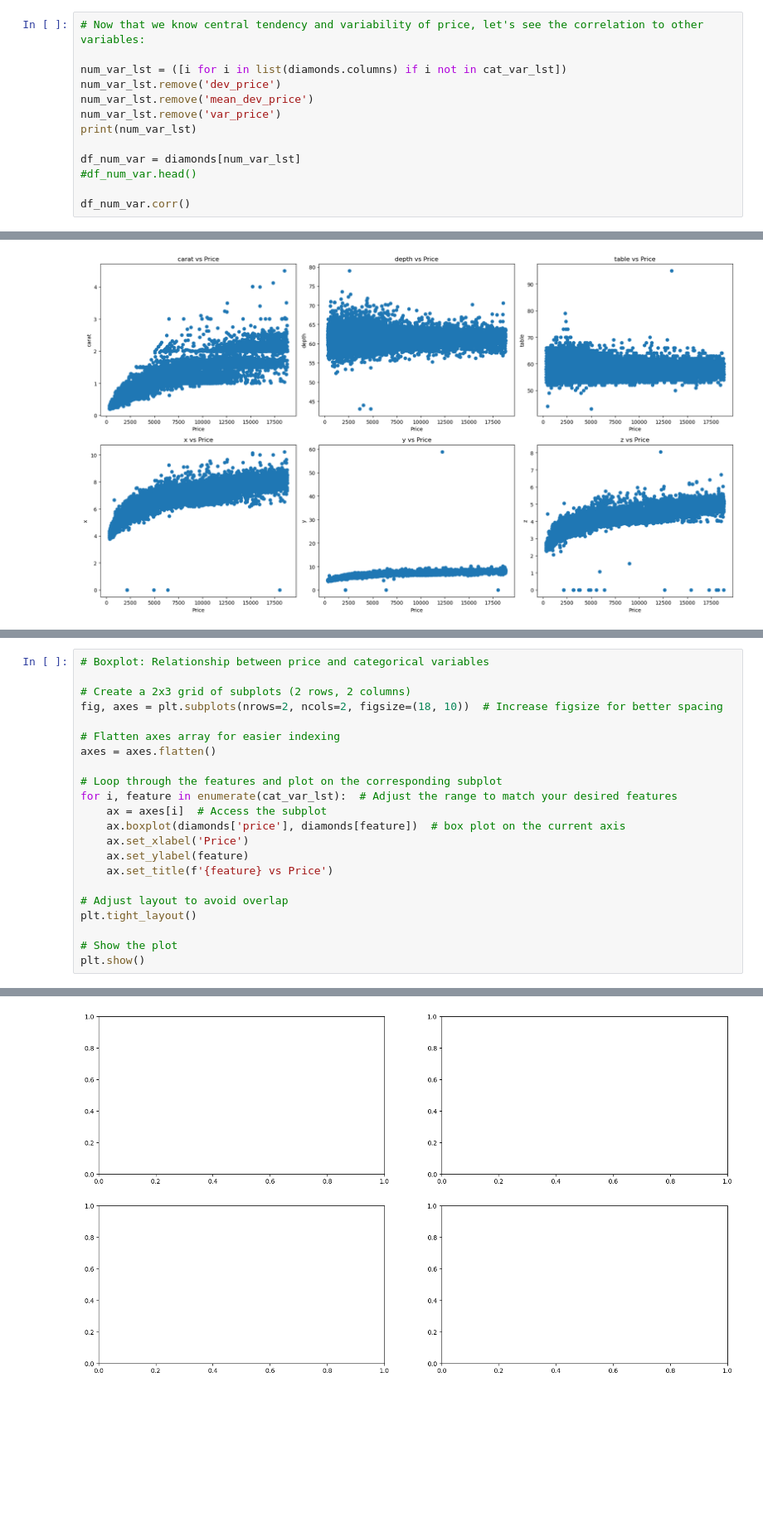
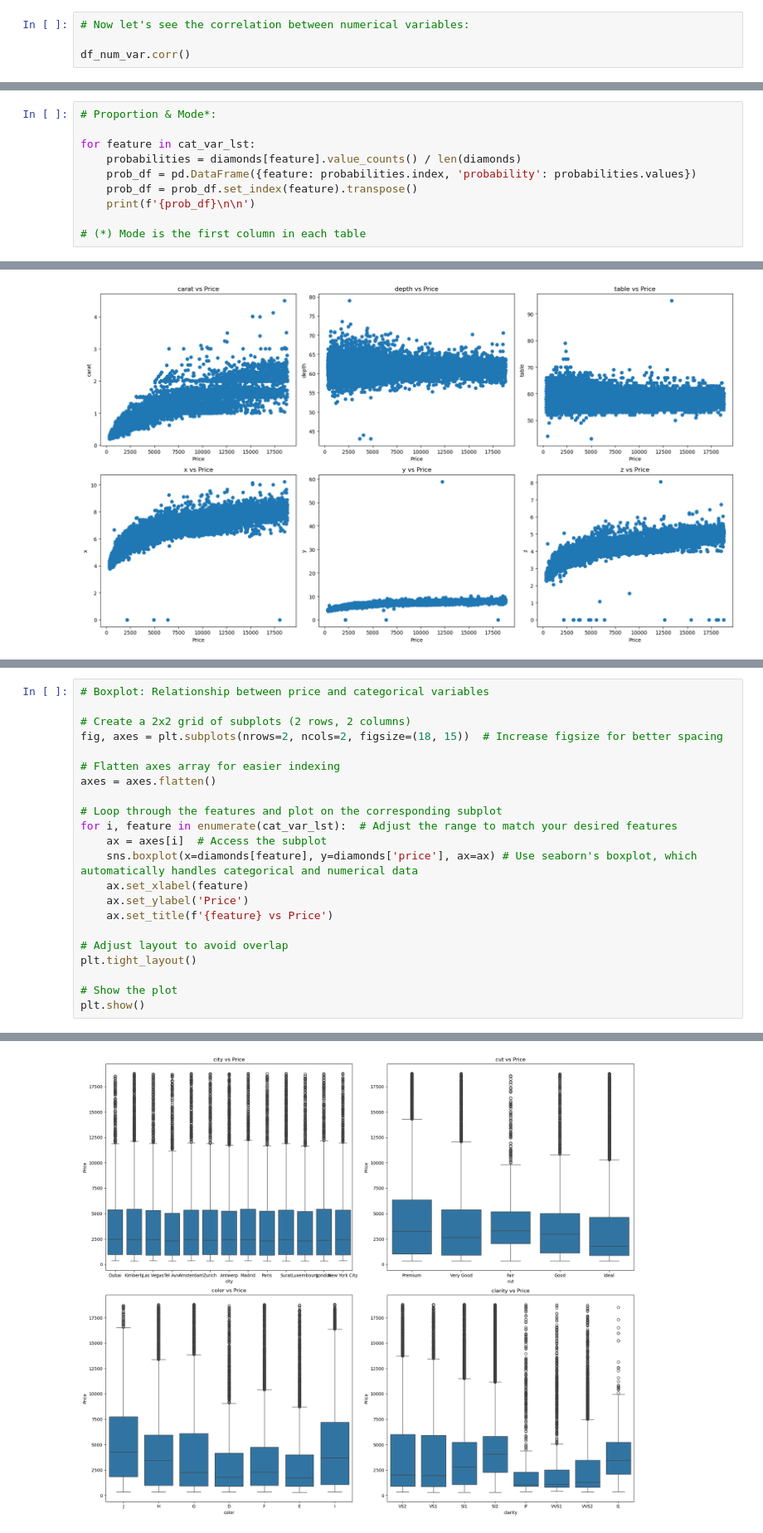
Before and after one commit to Kristinawk/EDA_Diamonds, a Jupyter notebook: notebooks/EDA.ipynb, the cells around one changed output, grey strips where cells are left out. Shown at 83% size. Drawn from its saved outputs; the diff is of its cells as text; blank space fills up the shorter version.

```diff
--- a/notebooks/EDA.ipynb
+++ b/notebooks/EDA.ipynb
@@ -155,14 +224,5 @@ Price Interquartile Range is: 4386.0
 # %%
-# Now that we know central tendency and variability of price, let's see the correlation to other variables:
-
-num_var_lst = ([i for i in list(diamonds.columns) if i not in cat_var_lst])
-num_var_lst.remove('dev_price')
-num_var_lst.remove('mean_dev_price')
-num_var_lst.remove('var_price')
-print(num_var_lst)
-
-df_num_var = diamonds[num_var_lst]
-#df_num_var.head()
+# Now let's see the correlation between numerical variables:
 
 df_num_var.corr()
 # %% [output]
@@ -224,0 +253,10 @@ z Range is: 8.06
+# %%
+# Proportion & Mode*:
+
+for feature in cat_var_lst:
+    probabilities = diamonds[feature].value_counts() / len(diamonds)
+    prob_df = pd.DataFrame({feature: probabilities.index, 'probability': probabilities.values})
+    prob_df = prob_df.set_index(feature).transpose()
+    print(f'{prob_df}\n\n')
+
+# (*) Mode is the first column in each table
@@ -297,8 +347,8 @@ plt.show()
 # %%
 # Boxplot: Relationship between price and categorical variables
 
-# Create a 2x3 grid of subplots (2 rows, 2 columns)
-fig, axes = plt.subplots(nrows=2, ncols=2, figsize=(18, 10))  # Increase figsize for better spacing
+# Create a 2x2 grid of subplots (2 rows, 2 columns)
+fig, axes = plt.subplots(nrows=2, ncols=2, figsize=(18, 15))  # Increase figsize for better spacing
 
 # Flatten axes array for easier indexing
 axes = axes.flatten()
@@ -306,9 +356,9 @@ axes = axes.flatten()
 # Loop through the features and plot on the corresponding subplot
 for i, feature in enumerate(cat_var_lst):  # Adjust the range to match your desired features
     ax = axes[i]  # Access the subplot
-    ax.boxplot(diamonds['price'], diamonds[feature])  # box plot on the current axis
-    ax.set_xlabel('Price')
-    ax.set_ylabel(feature)
+    sns.boxplot(x=diamonds[feature], y=diamonds['price'], ax=ax) # Use seaborn's boxplot, which automatically handles categorical and numerical data
+    ax.set_xlabel(feature)
+    ax.set_ylabel('Price')
     ax.set_title(f'{feature} vs Price')
 
 # Adjust layout to avoid overlap
@@ -321 +370 @@ ValueError: The truth value of a Series is ambiguous. Use a.empty, a.bool(), a.i
-[figure, old version]
+[figure, new version]
```
Also changed, not shown: parts of 36 cells of this notebook.
